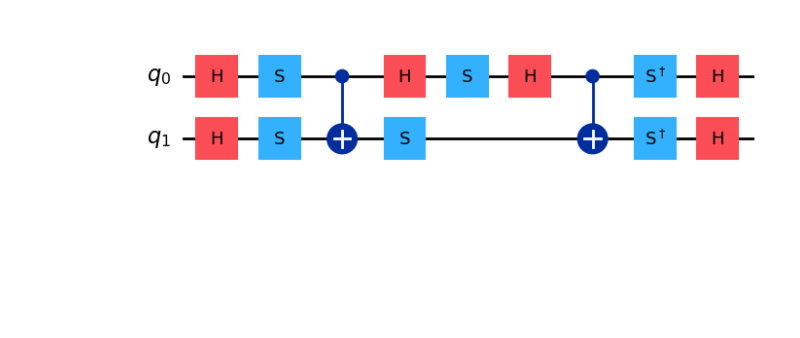
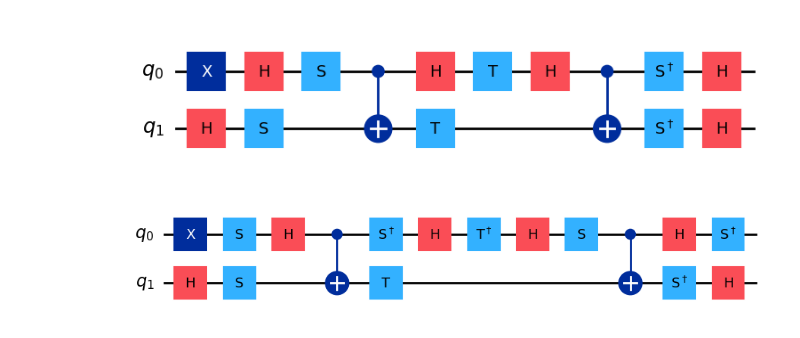
Before and after one commit to Totoratsu/iQuHack-2025, a Jupyter notebook: circuits.ipynb, the cells around one changed output. Cells and saved outputs as stored; diff of their text form; code cells hidden in the pictures; blank space fills up the shorter version.

```diff
--- a/circuits.ipynb
+++ b/circuits.ipynb
@@ -5,26 +6,62 @@ from mqt import qcec
 # %%
 qc1 = QuantumCircuit(2)
+
+qc1.x(0)
+
 qc1.h(0)
 qc1.h(1)
 
 qc1.s(0)
 qc1.s(1)
 
 qc1.cx(0, 1)
 qc1.h(0)
-qc1.s(0)
+qc1.t(0)
 qc1.h(0)
 
-qc1.s(1)
+qc1.t(1)
 
 qc1.cx(0,1)
 
 qc1.sdg(0)
 qc1.sdg(1)
 
 qc1.h(0)
 qc1.h(1)
 
+qc1.append
+
 qc1.draw(output="mpl", style="iqp")
 # %% [output]
-[figure, old version]
+[figure, new version]
+# %%
+qc1 = QuantumCircuit(2)
+
+qc1.x(0)
+
+qc1.s(0)
+qc1.h(1)
+
+qc1.h(0)
+qc1.s(1)
+
+qc1.cx(0, 1)
+qc1.sdg(0)
+qc1.h(0)
+qc1.tdg(0)
+qc1.h(0)
+qc1.s(0)
+
+qc1.t(1)
+
+qc1.cx(0,1)
+
+qc1.h(0)
+qc1.sdg(1)
+
+qc1.sdg(0)
+qc1.h(1)
+
+qc1.draw(output="mpl", style="iqp")
+# %% [output]
+[figure, added]
```
Also changed, not shown: parts of 14 cells of this notebook, 1 other file.
